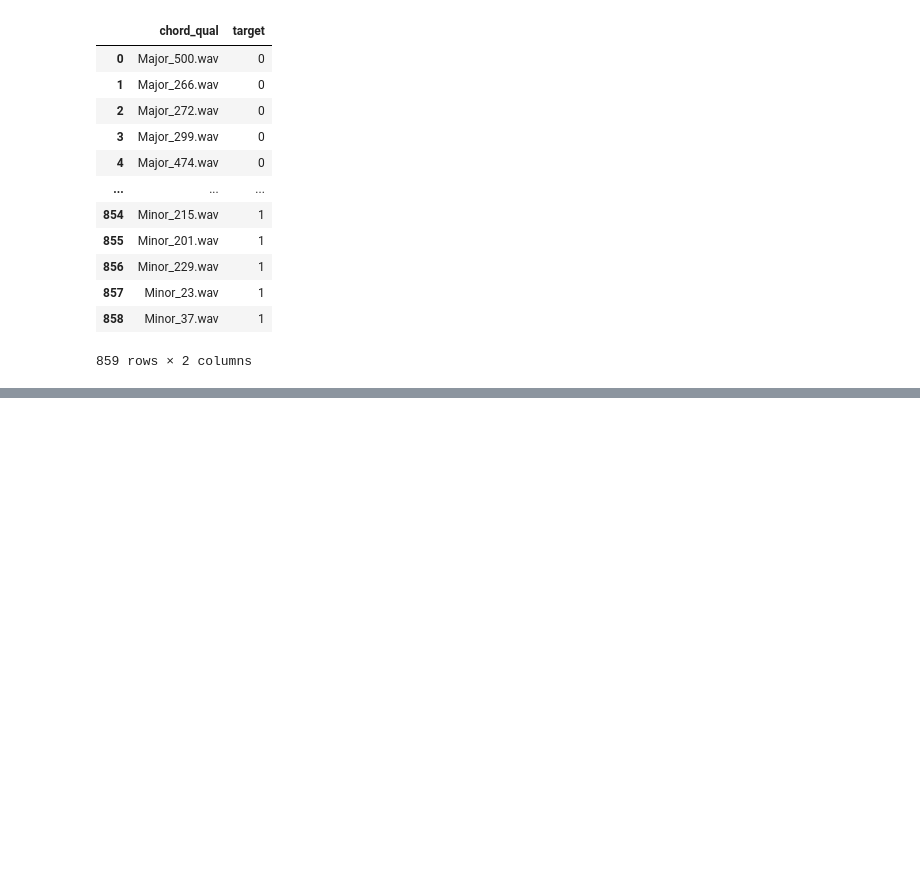
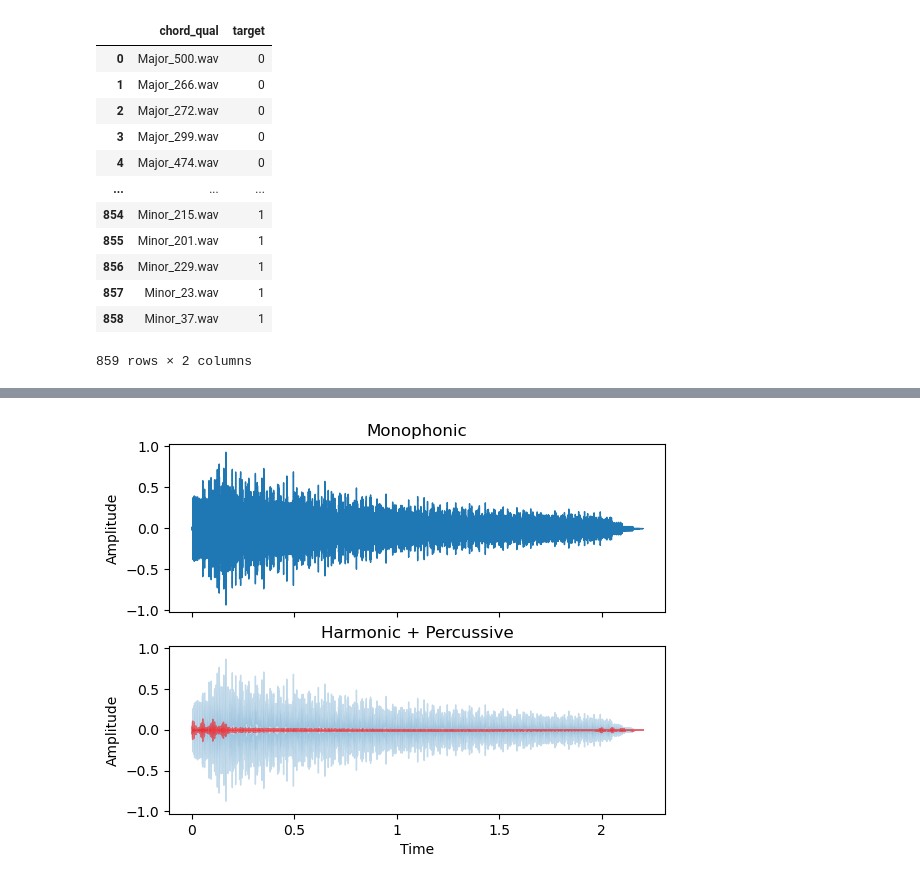
Before and after one commit to benjmcpeek/Audio-Classification-Model-Major-Minor, a Jupyter notebook: code/eda_audio.ipynb, the cells around one changed output, grey strips where cells are left out. Saved outputs shown, nothing was run; the diff lists cells and outputs as text; code cells hidden in the pictures; blank space fills up the shorter version.

```diff
--- a/code/eda_audio.ipynb
+++ b/code/eda_audio.ipynb
@@ -89,0 +121,4 @@ raw_audio_vis(audio_files['chord_qual'][555], 1)
+# %%
+raw_audio_vis(audio_files['chord_qual'][405], 0)
+# %% [output]
+[figure, added]
```
Also changed, not shown: parts of 40 cells of this notebook, 5 other files.
